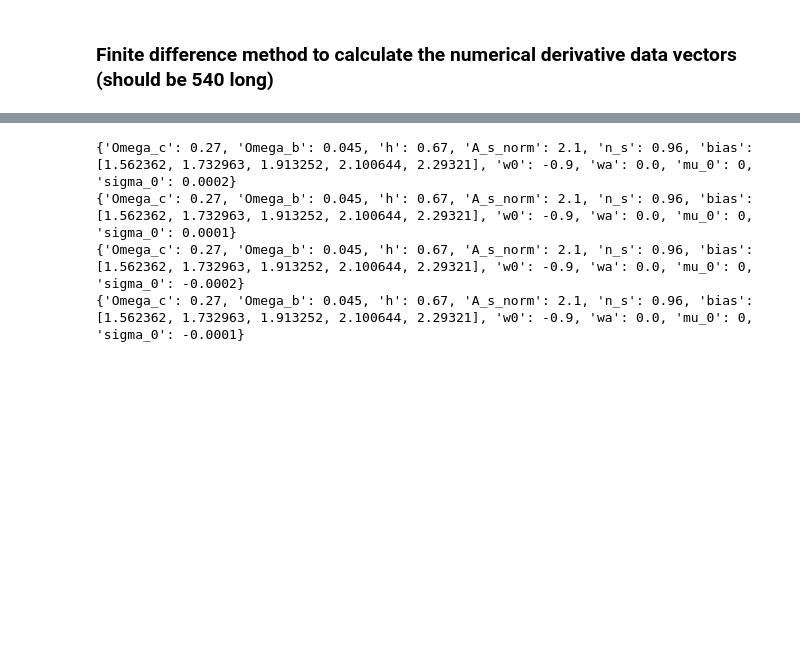
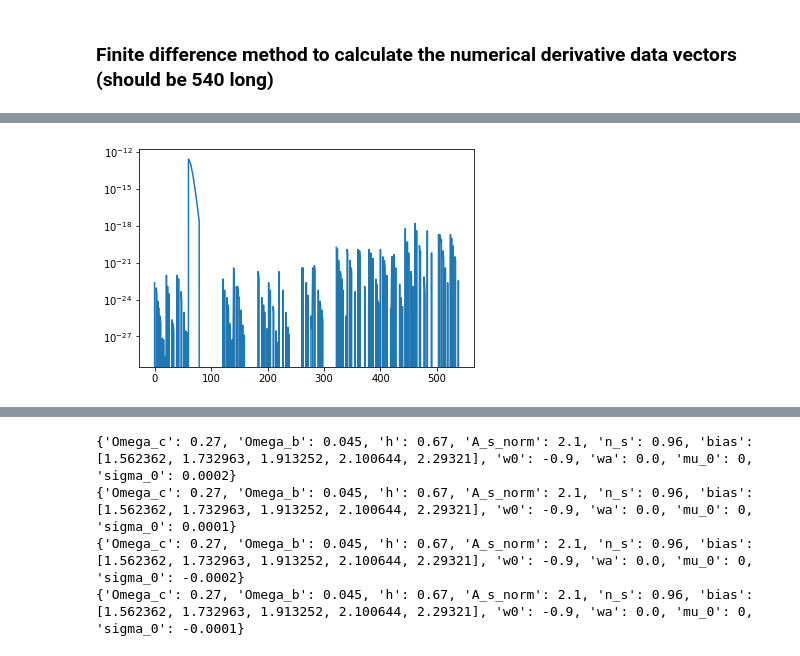
Before and after one commit to OSmotherly/LSST_mg_scale_forecasting, a Jupyter notebook: data_vector_function_multiple_bias_wa.ipynb, the cells around one changed output, grey strips where cells are left out. Cells and saved outputs as stored; diff of their text form; code cells hidden in the pictures; blank space fills up the shorter version.

```diff
--- a/data_vector_function_multiple_bias_wa.ipynb
+++ b/data_vector_function_multiple_bias_wa.ipynb
@@ -270,0 +392,9 @@ def numerical_deriv(param,h):
+# %%
+ia_bias_3_deriv = numerical_deriv('ia_bias_3', 0.01)
+
+plt.plot(ia_bias_3_deriv)
+
+plt.yscale('log')
+plt.show()
+# %% [output]
+[figure, added]
```
Also changed, not shown: parts of 30 cells of this notebook.
